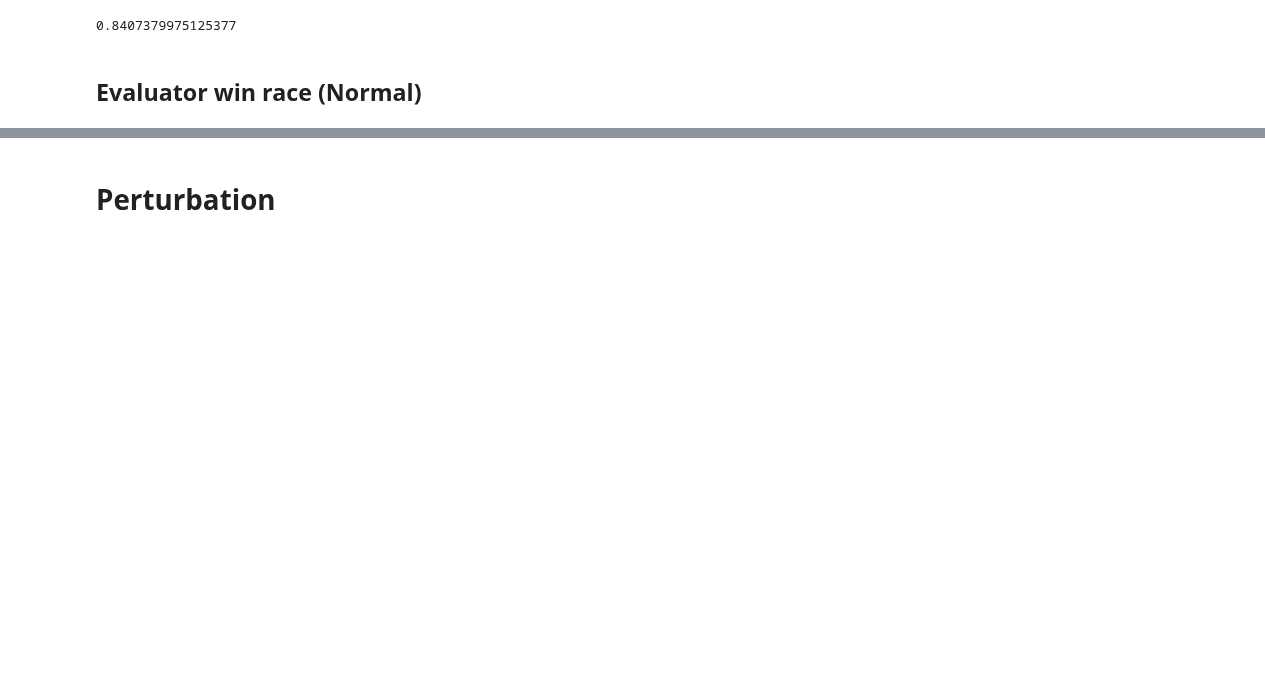
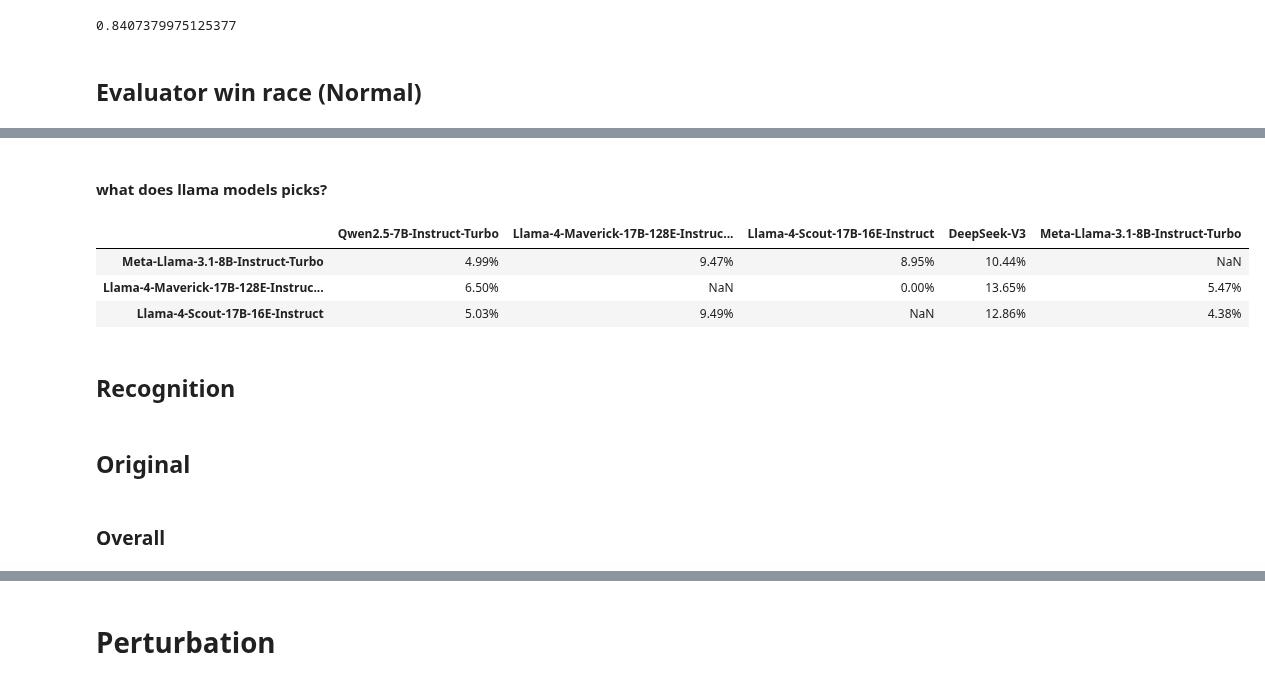
Before and after one commit to Taslim-M/self_recognition, a Jupyter notebook: analysis_quality.ipynb, the cells around one changed output, grey strips where cells are left out. Saved outputs shown, nothing was run; the diff lists cells and outputs as text; code cells hidden in the pictures; blank space fills up the shorter version.

Commit message:
Recognition results

```diff
--- a/analysis_quality.ipynb
+++ b/analysis_quality.ipynb
@@ -476,3 +476,50 @@ print(tabulate(pairwise_results_df, headers="keys", tablefmt="grid"))
 +----+----------------------------------------+----------------------------------------+---------------------+----------------------+----------------------+
 # %%
 pairwise_results_df.to_csv('output.csv', index=False)
+# %% [markdown]
+#### what does llama models picks?
+# %%
+# Define all model names
+model_names = [
+    "Meta-Llama-3.1-8B-Instruct-Turbo",
+    "Qwen2.5-7B-Instruct-Turbo",
+    "Llama-4-Maverick-17B-128E-Instruct-FP8",
+    "Llama-4-Scout-17B-16E-Instruct",
+    "DeepSeek-V3"
+]
+
+# Filter only when evaluator is Maverick or Scout and it picks the other model (2,1)
+filtered_records = [
+    r for r in all_pref
+    if r["evaluator"] in ["Llama-4-Maverick-17B-128E-Instruct-FP8", "Llama-4-Scout-17B-16E-Instruct", "Meta-Llama-3.1-8B-Instruct-Turbo"]
+]
+
+# Initialize results
+breakdown = {}
+
+for evaluator in ["Meta-Llama-3.1-8B-Instruct-Turbo", "Llama-4-Maverick-17B-128E-Instruct-FP8", "Llama-4-Scout-17B-16E-Instruct"]:
+    breakdown[evaluator] = {}
+    eval_records = [r for r in filtered_records if r["evaluator"] == evaluator]
+    total = len(eval_records)
+    for other_model in model_names:
+        if other_model == evaluator:
+            continue
+        picked = sum(
+            1 for r in eval_records
+            if r["evaluatee"] == other_model and r["forward_comparison"] == "2" and r["backward_comparison"] == "1"
+        )
+        percentage = (picked / total * 100) if total > 0 else 0
+        breakdown[evaluator][other_model] = f"{percentage:.2f}%"
+
+# Convert to DataFrame
+percentage_df = pd.DataFrame.from_dict(breakdown, orient='index')
+percentage_df
+# %% [output]
+|  | Qwen2.5-7B-Instruct-Turbo | Llama-4-Maverick-17B-128E-Instruc... | Llama-4-Scout-17B-16E-Instruct | DeepSeek-V3 | Meta-Llama-3.1-8B-Instruct-Turbo |
+| Meta-Llama-3.1-8B-Instruct-Turbo | 4.99% | 9.47% | 8.95% | 10.44% | NaN |
+| Llama-4-Maverick-17B-128E-Instruc... | 6.50% | NaN | 0.00% | 13.65% | 5.47% |
+| Llama-4-Scout-17B-16E-Instruct | 5.03% | 9.49% | NaN | 12.86% | 4.38% |
+# %% [markdown]
+## Recognition
+# %% [markdown]
+## Original
@@ -478,0 +532,2 @@ pairwise_results_df.to_csv('output.csv', index=False)
+# %% [markdown]
+### Overall
```
Also changed, not shown: parts of 10 cells of this notebook, 7 other files.
